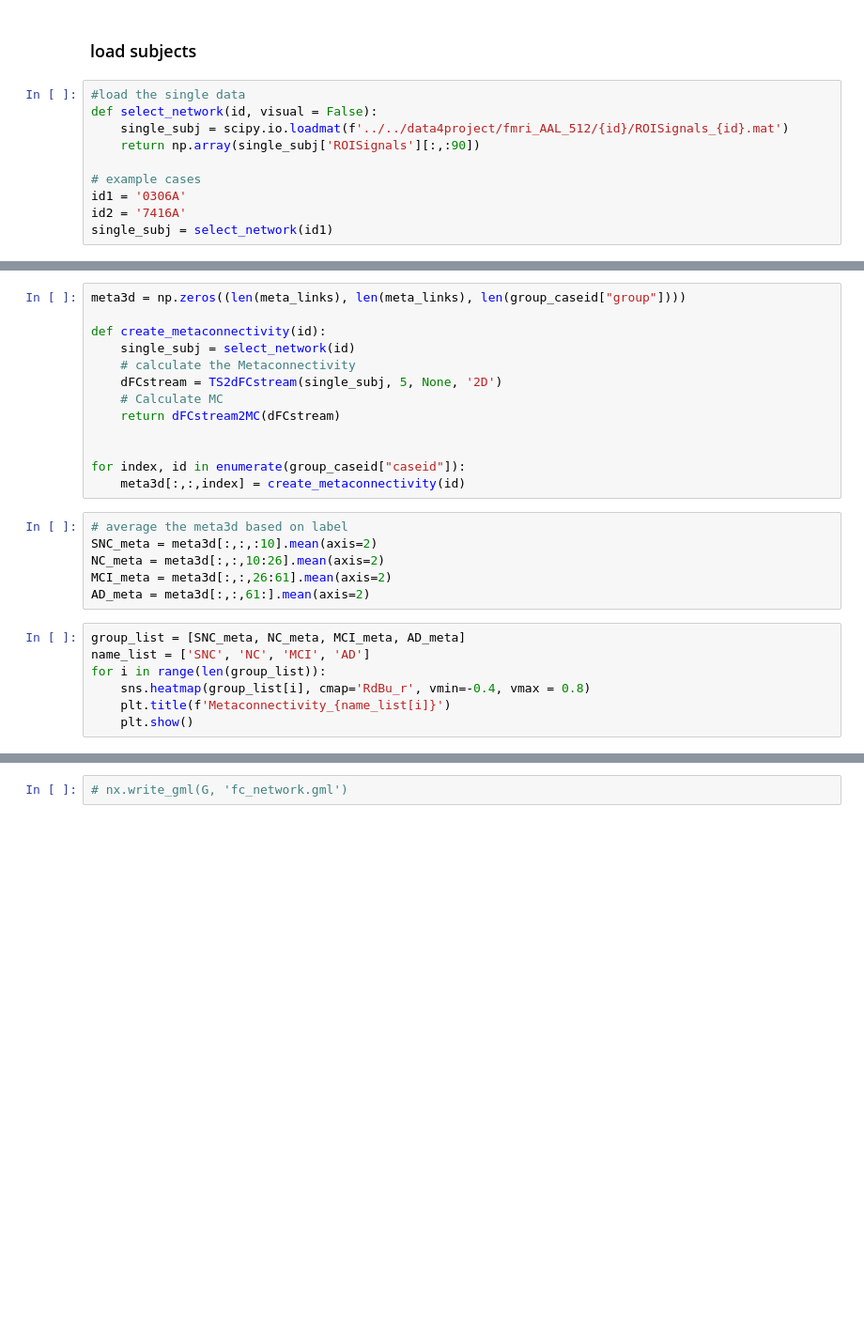
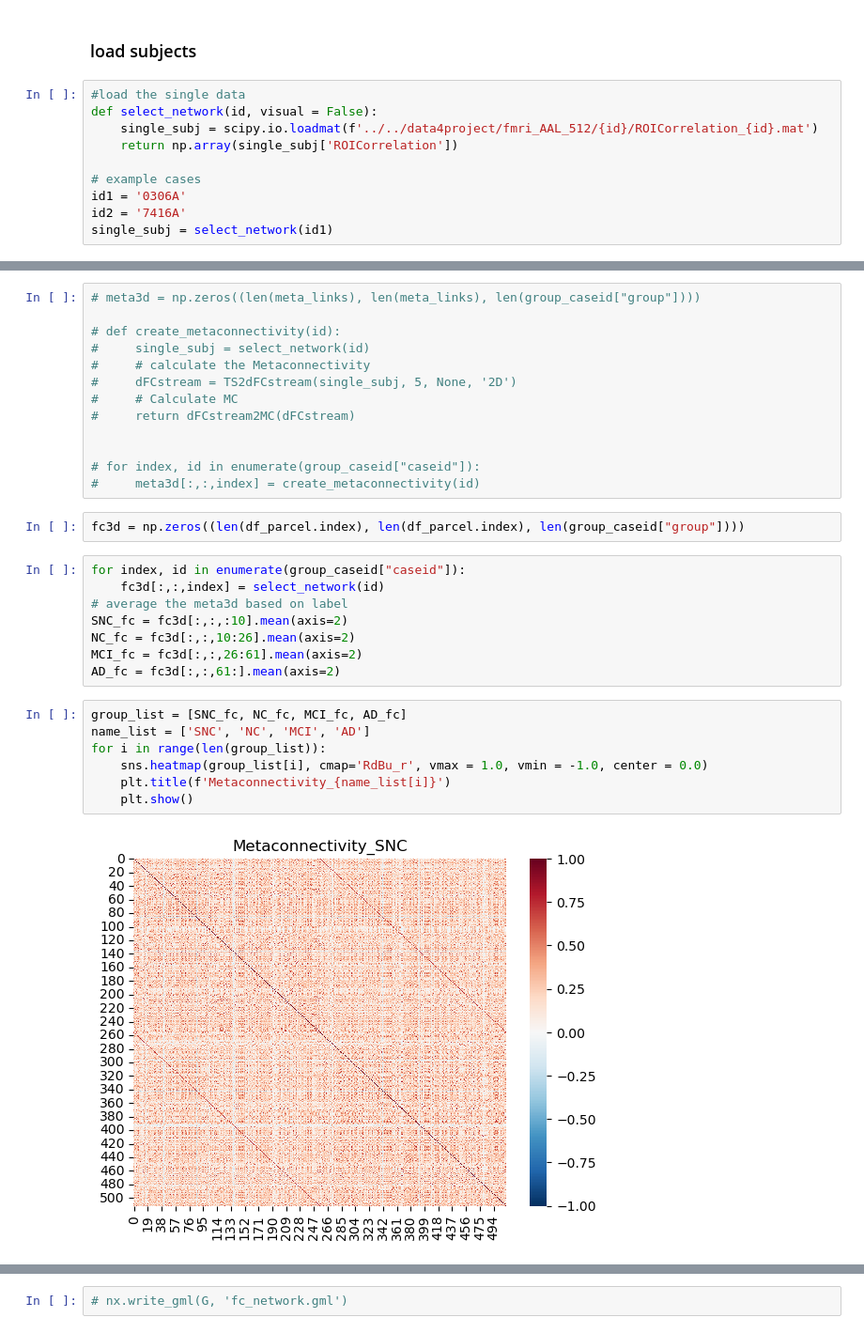
Before and after one commit to yilewang/dynamical_net_sys_class, a Jupyter notebook: project/project.ipynb, the cells around one changed output, grey strips where cells are left out. Shown at 94% size. Cells and saved outputs as stored; diff of their text form; blank space fills up the shorter version.

Commit message:
update project

```diff
--- a/project/project.ipynb
+++ b/project/project.ipynb
@@ -52,8 +211,8 @@ print(df_parcel)
 # %%
 #load the single data
 def select_network(id, visual = False):
-    single_subj = scipy.io.loadmat(f'../../data4project/fmri_AAL_512/{id}/ROISignals_{id}.mat')
-    return np.array(single_subj['ROISignals'][:,:90])
+    single_subj = scipy.io.loadmat(f'../../data4project/fmri_AAL_512/{id}/ROICorrelation_{id}.mat')
+    return np.array(single_subj['ROICorrelation'])
 
 # example cases
 id1 = '0306A'
@@ -76,26 +235,32 @@ print(meta_links)
 # %%
-meta3d = np.zeros((len(meta_links), len(meta_links), len(group_caseid["group"])))
+# meta3d = np.zeros((len(meta_links), len(meta_links), len(group_caseid["group"])))
 
-def create_metaconnectivity(id):
-    single_subj = select_network(id)
-    # calculate the Metaconnectivity
-    dFCstream = TS2dFCstream(single_subj, 5, None, '2D')
-    # Calculate MC
-    return dFCstream2MC(dFCstream)
+# def create_metaconnectivity(id):
+#     single_subj = select_network(id)
+#     # calculate the Metaconnectivity
+#     dFCstream = TS2dFCstream(single_subj, 5, None, '2D')
+#     # Calculate MC
+#     return dFCstream2MC(dFCstream)
 
 
-for index, id in enumerate(group_caseid["caseid"]):
-    meta3d[:,:,index] = create_metaconnectivity(id)
+# for index, id in enumerate(group_caseid["caseid"]):
+#     meta3d[:,:,index] = create_metaconnectivity(id)
+# %%
+fc3d = np.zeros((len(df_parcel.index), len(df_parcel.index), len(group_caseid["group"])))
 # %%
+for index, id in enumerate(group_caseid["caseid"]):
+    fc3d[:,:,index] = select_network(id)
 # average the meta3d based on label
-SNC_meta = meta3d[:,:,:10].mean(axis=2)
-NC_meta = meta3d[:,:,10:26].mean(axis=2)
-MCI_meta = meta3d[:,:,26:61].mean(axis=2)
-AD_meta = meta3d[:,:,61:].mean(axis=2)
+SNC_fc = fc3d[:,:,:10].mean(axis=2)
+NC_fc = fc3d[:,:,10:26].mean(axis=2)
+MCI_fc = fc3d[:,:,26:61].mean(axis=2)
+AD_fc = fc3d[:,:,61:].mean(axis=2)
 # %%
-group_list = [SNC_meta, NC_meta, MCI_meta, AD_meta]
+group_list = [SNC_fc, NC_fc, MCI_fc, AD_fc]
 name_list = ['SNC', 'NC', 'MCI', 'AD']
 for i in range(len(group_list)):
-    sns.heatmap(group_list[i], cmap='RdBu_r', vmin=-0.4, vmax = 0.8)
+    sns.heatmap(group_list[i], cmap='RdBu_r', vmax = 1.0, vmin = -1.0, center = 0.0)
     plt.title(f'Metaconnectivity_{name_list[i]}')
     plt.show()
+# %% [output]
+[figure, added]
```
Also changed, not shown: parts of 37 cells of this notebook.
